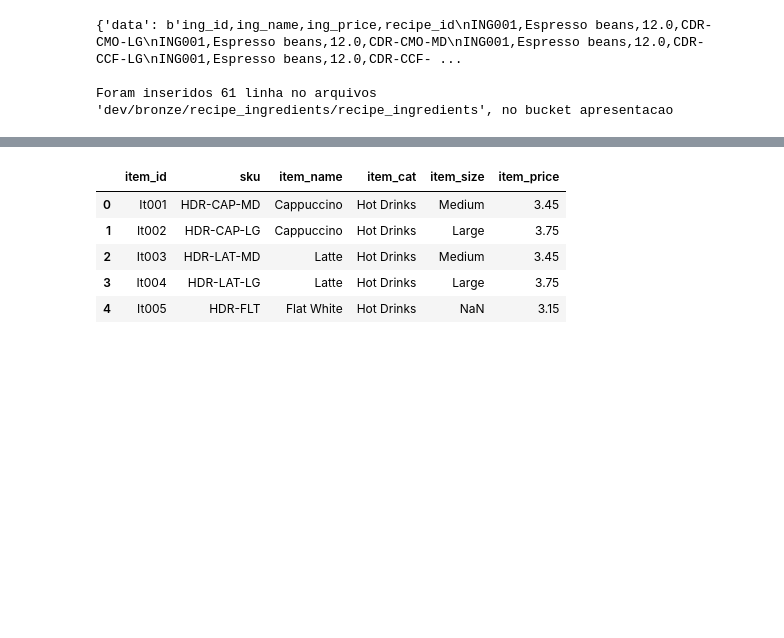
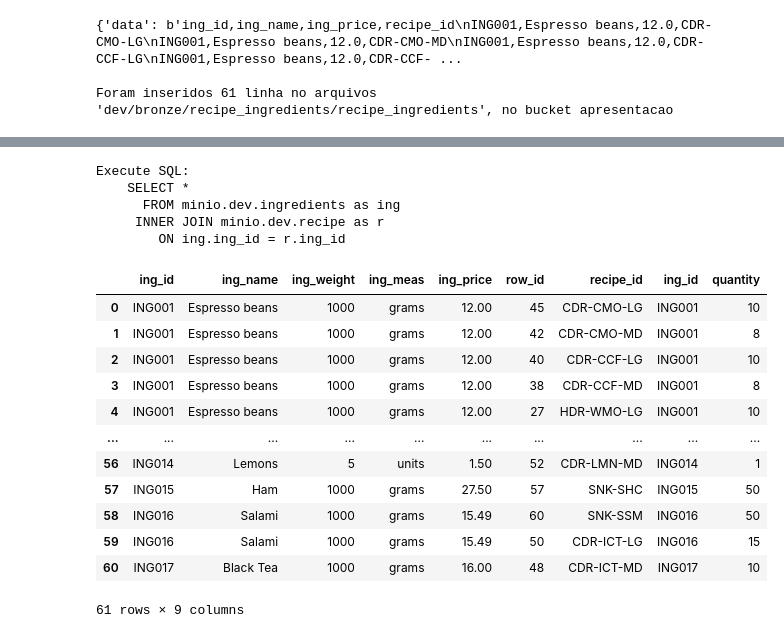
Before and after one commit to EmilaineBorato/trino_minio, a Jupyter notebook: app/app.ipynb, the cells around one changed output, grey strips where cells are left out. Cells and saved outputs as stored; diff of their text form; code cells hidden in the pictures; blank space fills up the shorter version.

```diff
--- a/app/app.ipynb
+++ b/app/app.ipynb
@@ -334,17 +354,27 @@ Result empty
-# %%
-items.head()
-# %% [output]
-|  | item_id | sku | item_name | item_cat | item_size | item_price |
-| 0 | It001 | HDR-CAP-MD | Cappuccino | Hot Drinks | Medium | 3.45 |
-| 1 | It002 | HDR-CAP-LG | Cappuccino | Hot Drinks | Large | 3.75 |
-| 2 | It003 | HDR-LAT-MD | Latte | Hot Drinks | Medium | 3.45 |
-| 3 | It004 | HDR-LAT-LG | Latte | Hot Drinks | Large | 3.75 |
-| 4 | It005 | HDR-FLT | Flat White | Hot Drinks | NaN | 3.15 |
 # %%
 sql = """
-    SELECT
+    SELECT *
       FROM minio.dev.ingredients as ing
      INNER JOIN minio.dev.recipe as r
         ON ing.ing_id = r.ing_id
 """
-ing_item001 = trinoProvider.get_result_pandas(sql)
+trinoProvider.get_result_pandas(sql)
+# %% [output]
+Execute SQL:
+    SELECT *
+      FROM minio.dev.ingredients as ing
+     INNER JOIN minio.dev.recipe as r
+        ON ing.ing_id = r.ing_id
+|  | ing_id | ing_name | ing_weight | ing_meas | ing_price | row_id | recipe_id | ing_id | quantity |
+| 0 | ING001 | Espresso beans | 1000 | grams | 12.00 | 45 | CDR-CMO-LG | ING001 | 10 |
+| 1 | ING001 | Espresso beans | 1000 | grams | 12.00 | 42 | CDR-CMO-MD | ING001 | 8 |
+| 2 | ING001 | Espresso beans | 1000 | grams | 12.00 | 40 | CDR-CCF-LG | ING001 | 10 |
+| 3 | ING001 | Espresso beans | 1000 | grams | 12.00 | 38 | CDR-CCF-MD | ING001 | 8 |
+| 4 | ING001 | Espresso beans | 1000 | grams | 12.00 | 27 | HDR-WMO-LG | ING001 | 10 |
+| ... | ... | ... | ... | ... | ... | ... | ... | ... | ... |
+| 56 | ING014 | Lemons | 5 | units | 1.50 | 52 | CDR-LMN-MD | ING014 | 1 |
+| 57 | ING015 | Ham | 1000 | grams | 27.50 | 57 | SNK-SHC | ING015 | 50 |
+| 58 | ING016 | Salami | 1000 | grams | 15.49 | 60 | SNK-SSM | ING016 | 50 |
+| 59 | ING016 | Salami | 1000 | grams | 15.49 | 50 | CDR-ICT-LG | ING016 | 15 |
+| 60 | ING017 | Black Tea | 1000 | grams | 16.00 | 48 | CDR-ICT-MD | ING017 | 10 |
+61 rows × 9 columns
```
Also changed, not shown: parts of 20 cells of this notebook.
